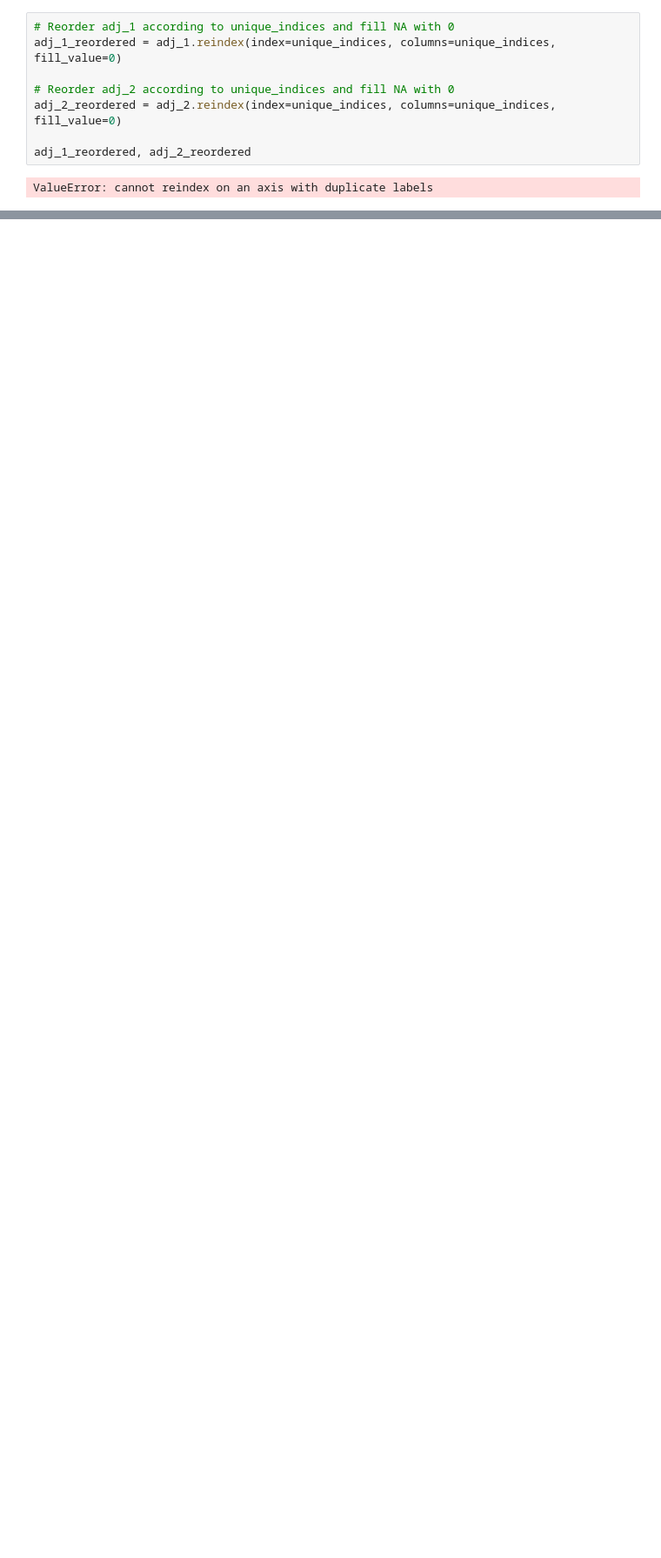
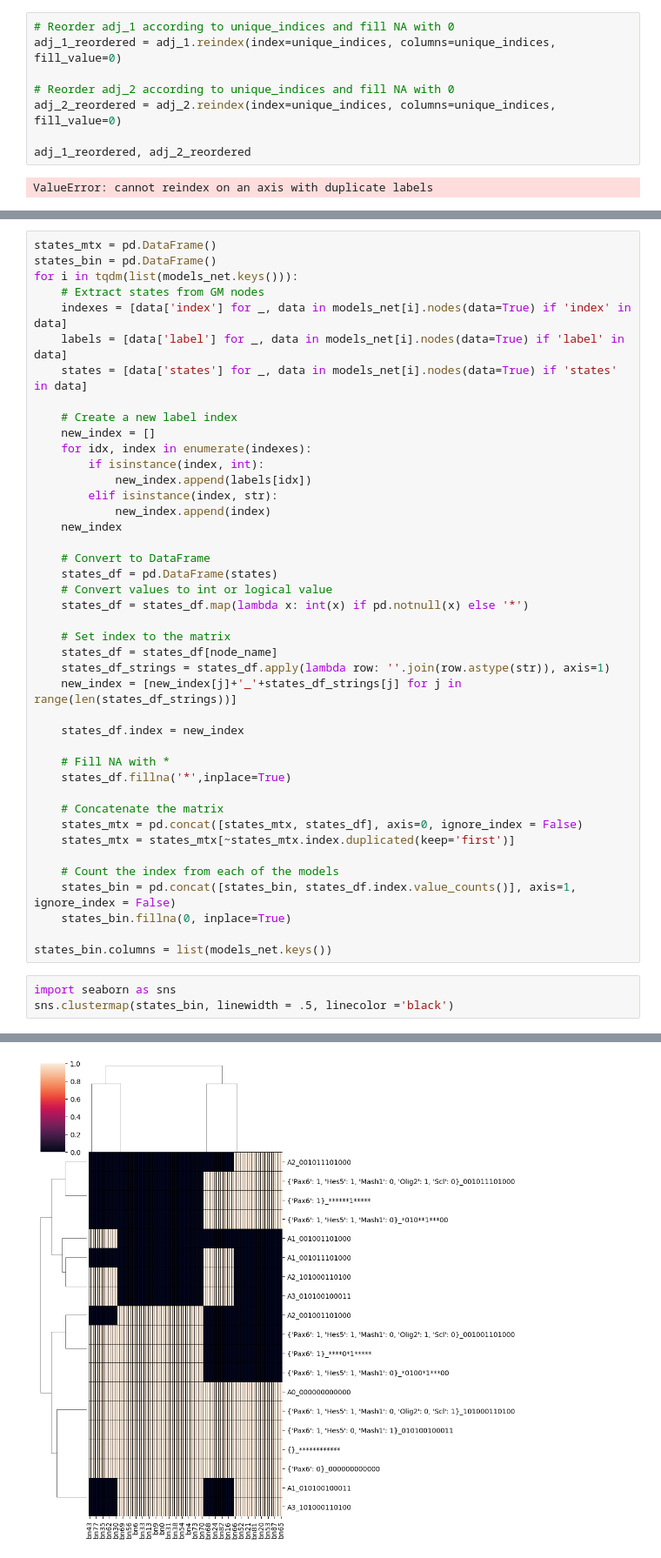
Before and after one commit to sysbio-curie/AstroLogics, a Jupyter notebook: scripts/dev/test_trapspace.ipynb, the cells around one changed output, grey strips where cells are left out. Shown at 87% size. Saved outputs shown, nothing was run; the diff lists cells and outputs as text; blank space fills up the shorter version.

```diff
--- a/scripts/dev/test_trapspace.ipynb
+++ b/scripts/dev/test_trapspace.ipynb
@@ -332,0 +338,46 @@ ginsim.show(lrg, fps[3])
+# %%
+states_mtx = pd.DataFrame()
+states_bin = pd.DataFrame()
+for i in tqdm(list(models_net.keys())):
+    # Extract states from GM nodes
+    indexes = [data['index'] for _, data in models_net[i].nodes(data=True) if 'index' in data]
+    labels = [data['label'] for _, data in models_net[i].nodes(data=True) if 'label' in data]
+    states = [data['states'] for _, data in models_net[i].nodes(data=True) if 'states' in data]
+
+    # Create a new label index
+    new_index = []
+    for idx, index in enumerate(indexes):
+        if isinstance(index, int):
+            new_index.append(labels[idx])
+        elif isinstance(index, str):
+            new_index.append(index)
+    new_index
+
+    # Convert to DataFrame
+    states_df = pd.DataFrame(states)
+    # Convert values to int or logical value
+    states_df = states_df.map(lambda x: int(x) if pd.notnull(x) else '*')
+
+    # Set index to the matrix
+    states_df = states_df[node_name]
+    states_df_strings = states_df.apply(lambda row: ''.join(row.astype(str)), axis=1)
+    new_index = [new_index[j]+'_'+states_df_strings[j] for j in range(len(states_df_strings))]
+
+    states_df.index = new_index
+
+    # Fill NA with *
+    states_df.fillna('*',inplace=True)
+
+    # Concatenate the matrix
+    states_mtx = pd.concat([states_mtx, states_df], axis=0, ignore_index = False)
+    states_mtx = states_mtx[~states_mtx.index.duplicated(keep='first')]
+
+    # Count the index from each of the models
+    states_bin = pd.concat([states_bin, states_df.index.value_counts()], axis=1, ignore_index = False)
+    states_bin.fillna(0, inplace=True)
+
+states_bin.columns = list(models_net.keys())
+# %%
+import seaborn as sns
+sns.clustermap(states_bin, linewidth = .5, linecolor ='black')
+# %% [output]
@@ -332,0 +385 @@ ginsim.show(lrg, fps[3])
+[figure, added]
```
Also changed, not shown: parts of 23 cells of this notebook, 1 other file.
